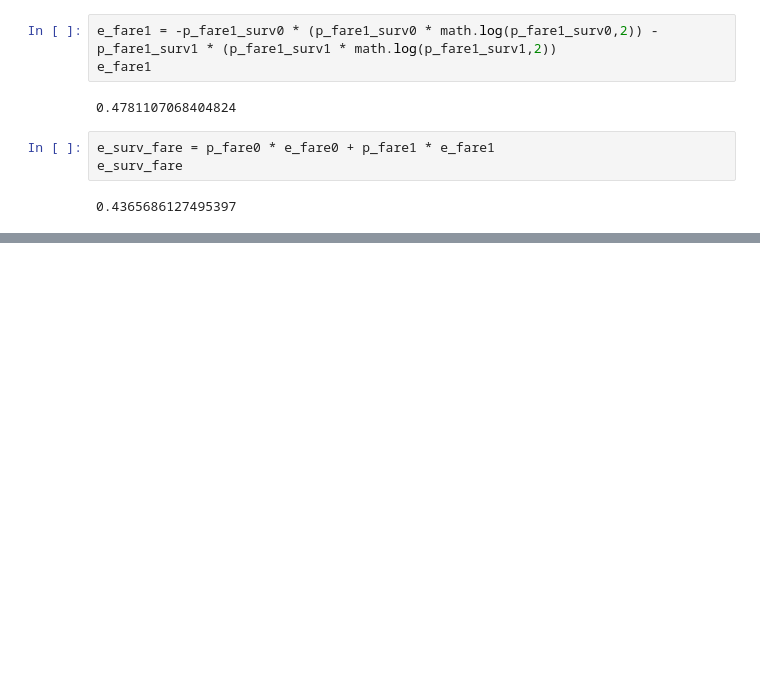
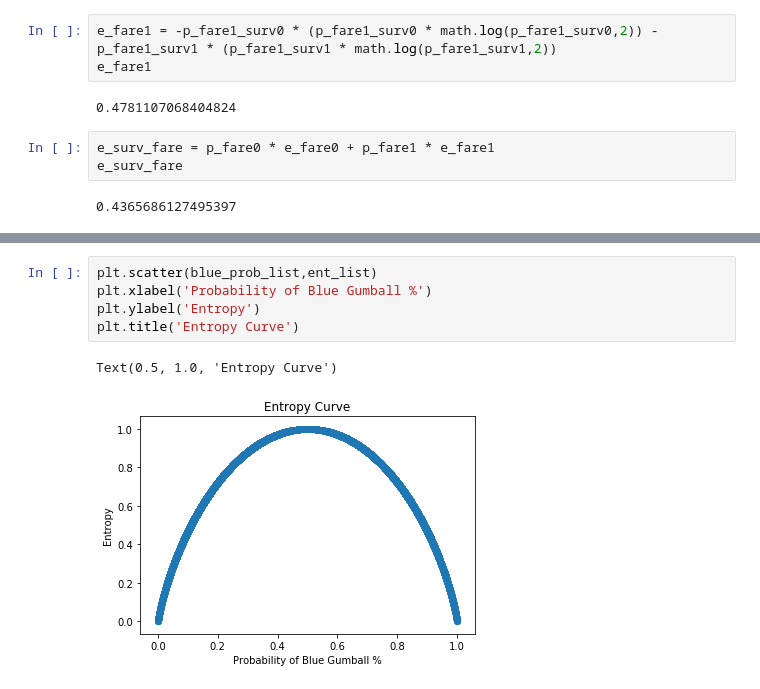
Before and after one commit to spk104/spklearn-ml, a Jupyter notebook: Class 25_Apr 11.ipynb, the cells around one changed output, grey strips where cells are left out. Cells and saved outputs as stored; diff of their text form; blank space fills up the shorter version.

```diff
--- a/Class 25_Apr 11.ipynb
+++ b/Class 25_Apr 11.ipynb
@@ -352 +504,9 @@ array([0.25796178, 0.74203822])
+# %%
+plt.scatter(blue_prob_list,ent_list)
+plt.xlabel('Probability of Blue Gumball %')
+plt.ylabel('Entropy')
+plt.title('Entropy Curve')
+# %% [output]
+Text(0.5, 1.0, 'Entropy Curve')
+[figure, added]
 # %% [markdown]
```
Also changed, not shown: parts of 23 cells of this notebook, 30 other files.
